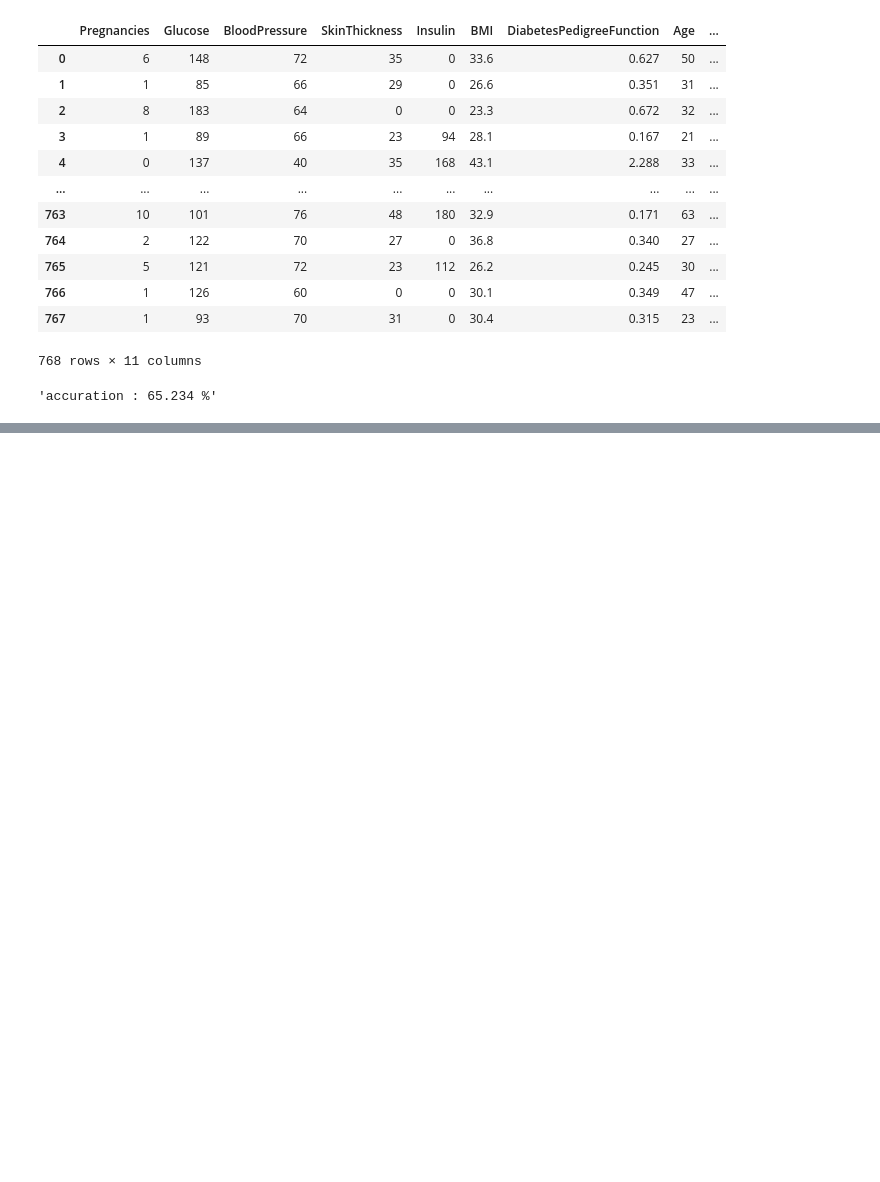
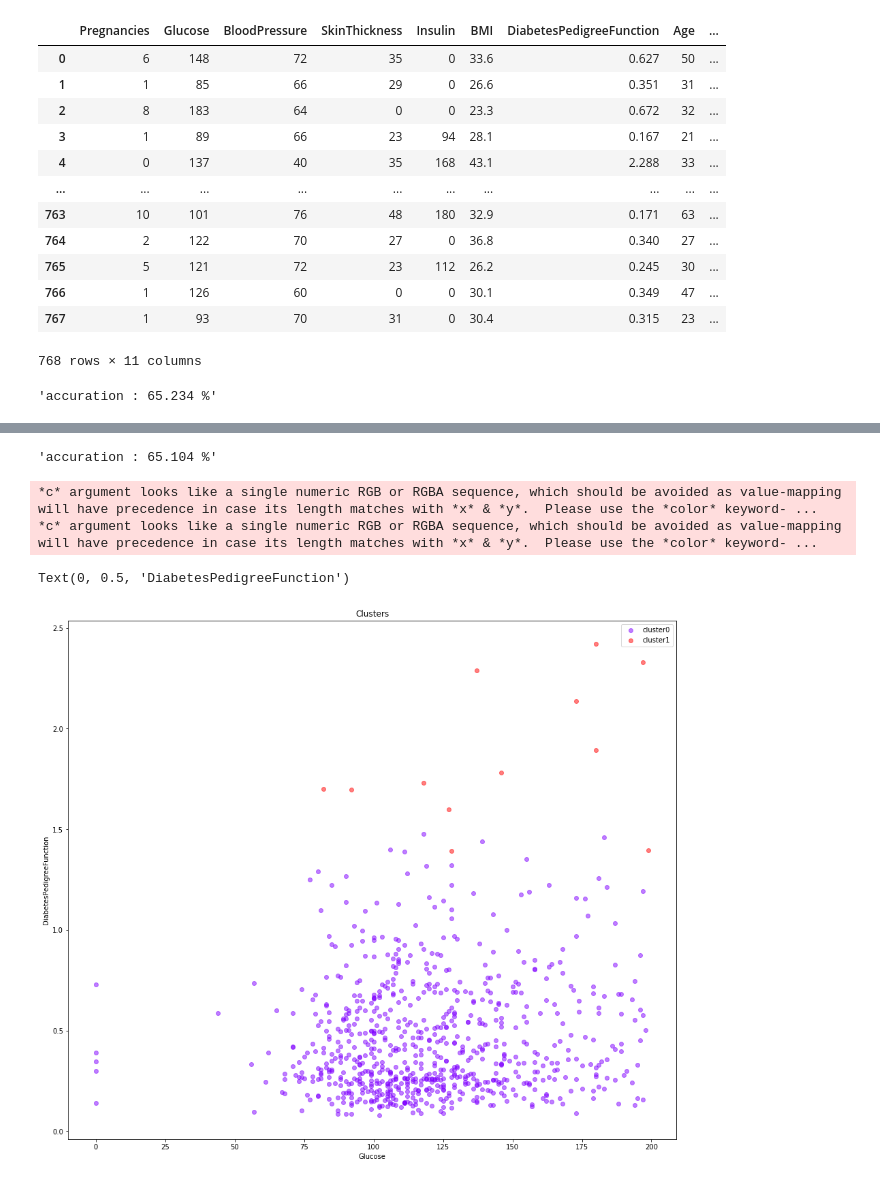
Before and after one commit to segara2410/Computational-intelligence, a Jupyter notebook: hierarchical/hierarchical_pima.ipynb, the cells around one changed output, grey strips where cells are left out. Cells and saved outputs as stored; diff of their text form; code cells hidden in the pictures; blank space fills up the shorter version.

```diff
--- a/hierarchical/hierarchical_pima.ipynb
+++ b/hierarchical/hierarchical_pima.ipynb
@@ -71,7 +75,7 @@ dendro = hierarchy.dendrogram(Z, leaf_label_func=(lambda id: '[%s]' %id), leaf_r
 # %%
 mapping_dict = { 1: 0, 2: 1}
-source_df["Hierarchical_label"] = [mapping_dict[x] for x in clusters]
-source_df['eq'] = np.where(source_df["Class"] == source_df["Hierarchical_label"], True, False)
+source_df["SciPy_label"] = [mapping_dict[x] for x in clusters]
+source_df['SciPy_eq'] = np.where(source_df["Class"] == source_df["SciPy_label"], True, False)
 source_df
 # %% [output]
 |  | Pregnancies | Glucose | BloodPressure | SkinThickness | Insulin | BMI | DiabetesPedigreeFunction | Age | ... |
@@ -93,0 +111,4 @@ source_df
+# %%
+agglom = AgglomerativeClustering(n_clusters = 2, linkage = 'complete')
+agglom.fit(feature_mtx)
+agglom.labels_
@@ -93,0 +133,4 @@ source_df
+# %%
+source_df["SciKit_label"] = agglom.labels_
+source_df['SciKit_eq'] = np.where(source_df["Class"] == source_df["SciKit_label"], True, False)
+source_df
@@ -93,0 +151,28 @@ source_df
+# %%
+'accuration : ' + str(round(source_df.loc[source_df['SciKit_eq'] == True].count()[1] / source_df.shape[0] * 100, 3)) + ' %'
+# %% [output]
+'accuration : 65.104 %'
+# %%
+import matplotlib.cm as cm
+import matplotlib.pyplot as plt
+
+n_clusters = max(agglom.labels_)+1
+colors = cm.rainbow(np.linspace(0, 1, n_clusters))
+cluster_labels = list(range(0, n_clusters))
+
+# Create a figure of size 6 inches by 4 inches.
+plt.figure(figsize=(16,14))
+
+for color, label in zip(colors, cluster_labels):
+    subset = source_df[source_df.SciKit_label == label]
+    plt.scatter(subset.Glucose, subset.DiabetesPedigreeFunction, c=color, label='cluster'+str(label),alpha=0.5)
+
+plt.legend()
+plt.title('Clusters')
+plt.xlabel('Glucose')
+plt.ylabel('DiabetesPedigreeFunction')
+# %% [output]
+*c* argument looks like a single numeric RGB or RGBA sequence, which should be avoided as value-mapping will have precedence in case its length matches with *x* & *y*.  Please use the *color* keyword- ...
+*c* argument looks like a single numeric RGB or RGBA sequence, which should be avoided as value-mapping will have precedence in case its length matches with *x* & *y*.  Please use the *color* keyword- ...
+Text(0, 0.5, 'DiabetesPedigreeFunction')
+[figure, added]
```
Also changed, not shown: parts of 8 cells of this notebook, 2 other files.
